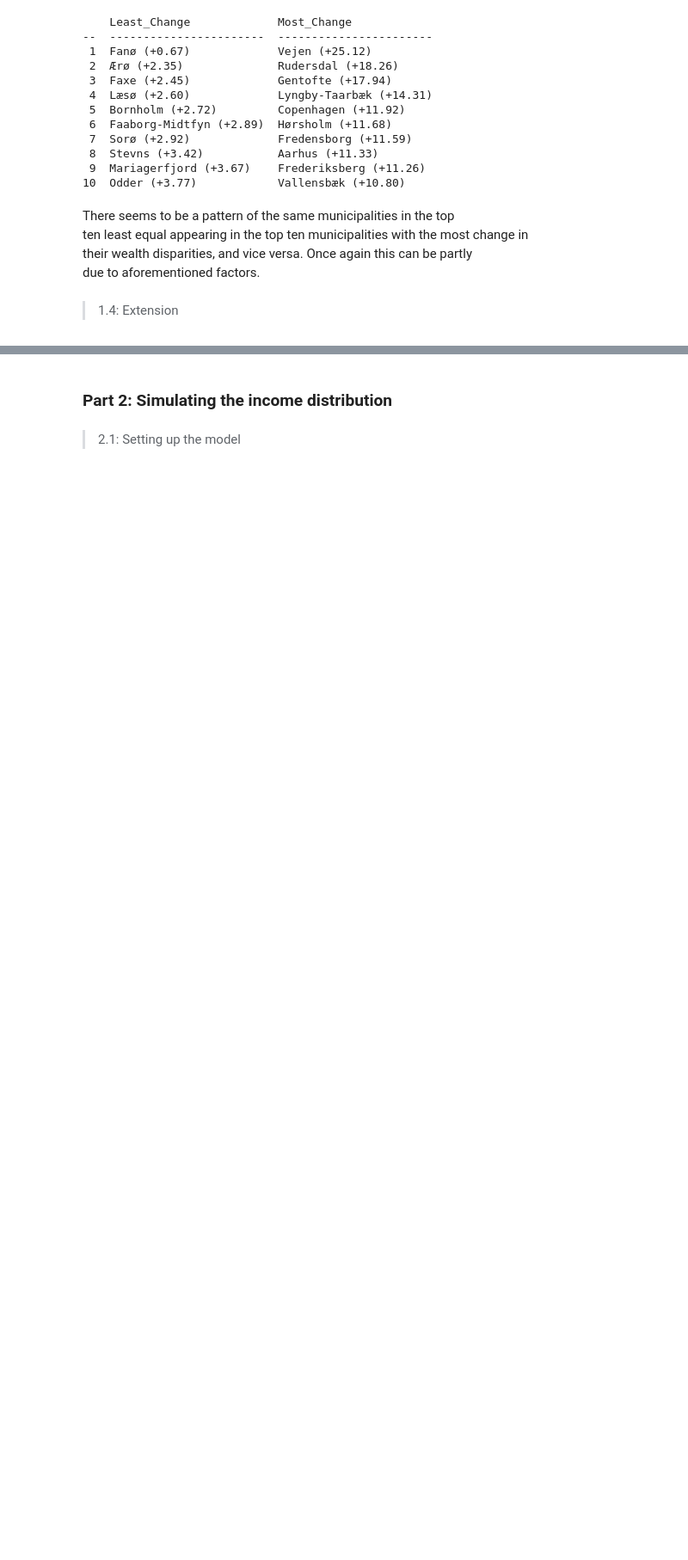
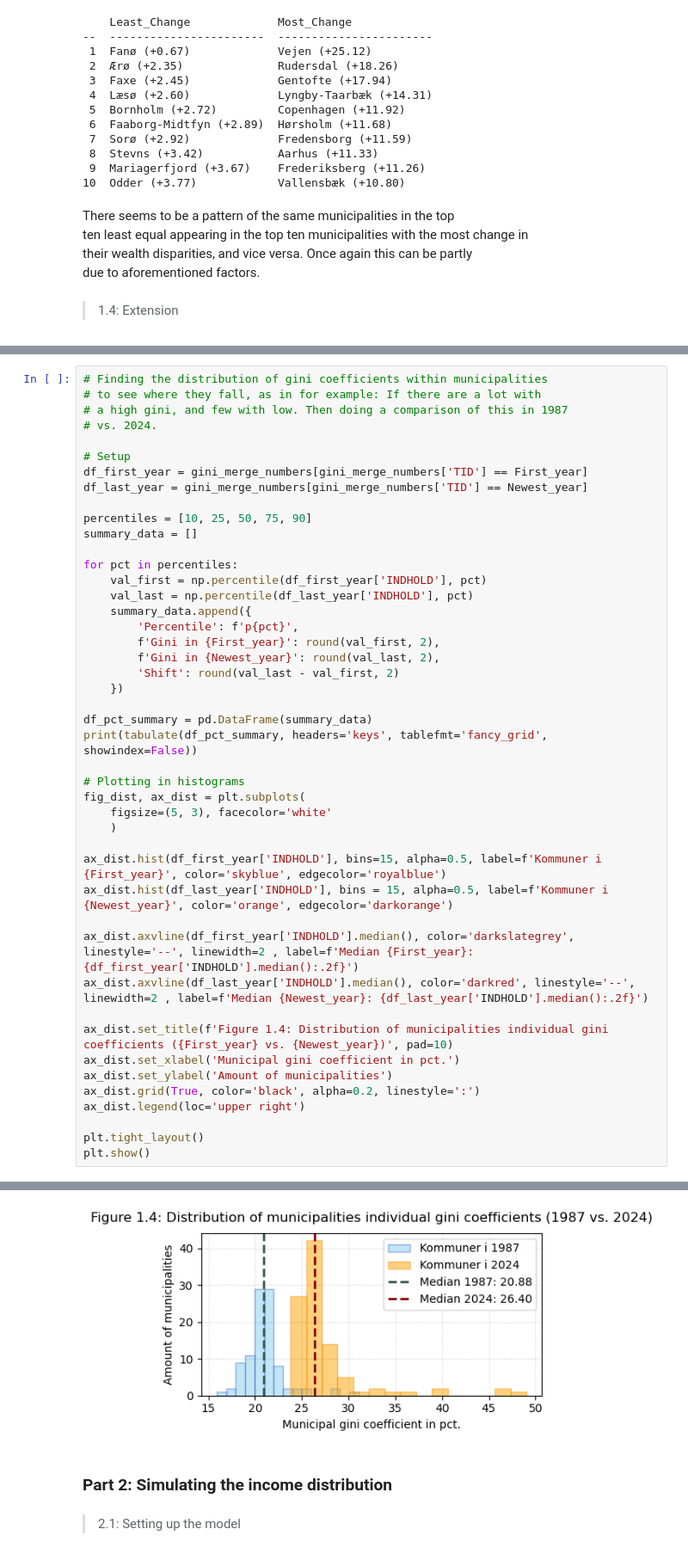
Before and after one commit to NumEconCopenhagen/projects-2025-xjc997, a Jupyter notebook: 01_dataproject/dataproject.ipynb, the cells around one changed output, grey strips where cells are left out. Shown at 86% size. Saved outputs shown, nothing was run; the diff lists cells and outputs as text; blank space fills up the shorter version.

```diff
--- a/01_dataproject/dataproject.ipynb
+++ b/01_dataproject/dataproject.ipynb
@@ -545,0 +538,46 @@ due to aforementioned factors.
+# %%
+# Finding the distribution of gini coefficients within municipalities
+# to see where they fall, as in for example: If there are a lot with
+# a high gini, and few with low. Then doing a comparison of this in 1987
+# vs. 2024.
+
+# Setup
+df_first_year = gini_merge_numbers[gini_merge_numbers['TID'] == First_year]
+df_last_year = gini_merge_numbers[gini_merge_numbers['TID'] == Newest_year]
+
+percentiles = [10, 25, 50, 75, 90]
+summary_data = []
+
+for pct in percentiles:
+    val_first = np.percentile(df_first_year['INDHOLD'], pct)
+    val_last = np.percentile(df_last_year['INDHOLD'], pct)
+    summary_data.append({
+        'Percentile': f'p{pct}',
+        f'Gini in {First_year}': round(val_first, 2),
+        f'Gini in {Newest_year}': round(val_last, 2),
+        'Shift': round(val_last - val_first, 2)
+    })
+
+df_pct_summary = pd.DataFrame(summary_data)
+print(tabulate(df_pct_summary, headers='keys', tablefmt='fancy_grid', showindex=False))
+
+# Plotting in histograms
+fig_dist, ax_dist = plt.subplots(
+    figsize=(5, 3), facecolor='white'
+    )
+
+ax_dist.hist(df_first_year['INDHOLD'], bins=15, alpha=0.5, label=f'Kommuner i {First_year}', color='skyblue', edgecolor='royalblue')
+ax_dist.hist(df_last_year['INDHOLD'], bins = 15, alpha=0.5, label=f'Kommuner i {Newest_year}', color='orange', edgecolor='darkorange')
+
+ax_dist.axvline(df_first_year['INDHOLD'].median(), color='darkslategrey', linestyle='--', linewidth=2 , label=f'Median {First_year}: {df_first_year['INDHOLD'].median():.2f}')
+ax_dist.axvline(df_last_year['INDHOLD'].median(), color='darkred', linestyle='--', linewidth=2 , label=f'Median {Newest_year}: {df_last_year['INDHOLD'].median():.2f}')
+
+ax_dist.set_title(f'Figure 1.4: Distribution of municipalities individual gini coefficients ({First_year} vs. {Newest_year})', pad=10)
+ax_dist.set_xlabel('Municipal gini coefficient in pct.')
+ax_dist.set_ylabel('Amount of municipalities')
+ax_dist.grid(True, color='black', alpha=0.2, linestyle=':')
+ax_dist.legend(loc='upper right')
+
+plt.tight_layout()
+plt.show()
+# %% [output]
@@ -546,3 +597,4 @@ due to aforementioned factors.
+[figure, added]
 # %% [markdown]
 ### Part 2: Simulating the income distribution
 # %% [markdown]
```
Also changed, not shown: parts of 3 cells of this notebook.
